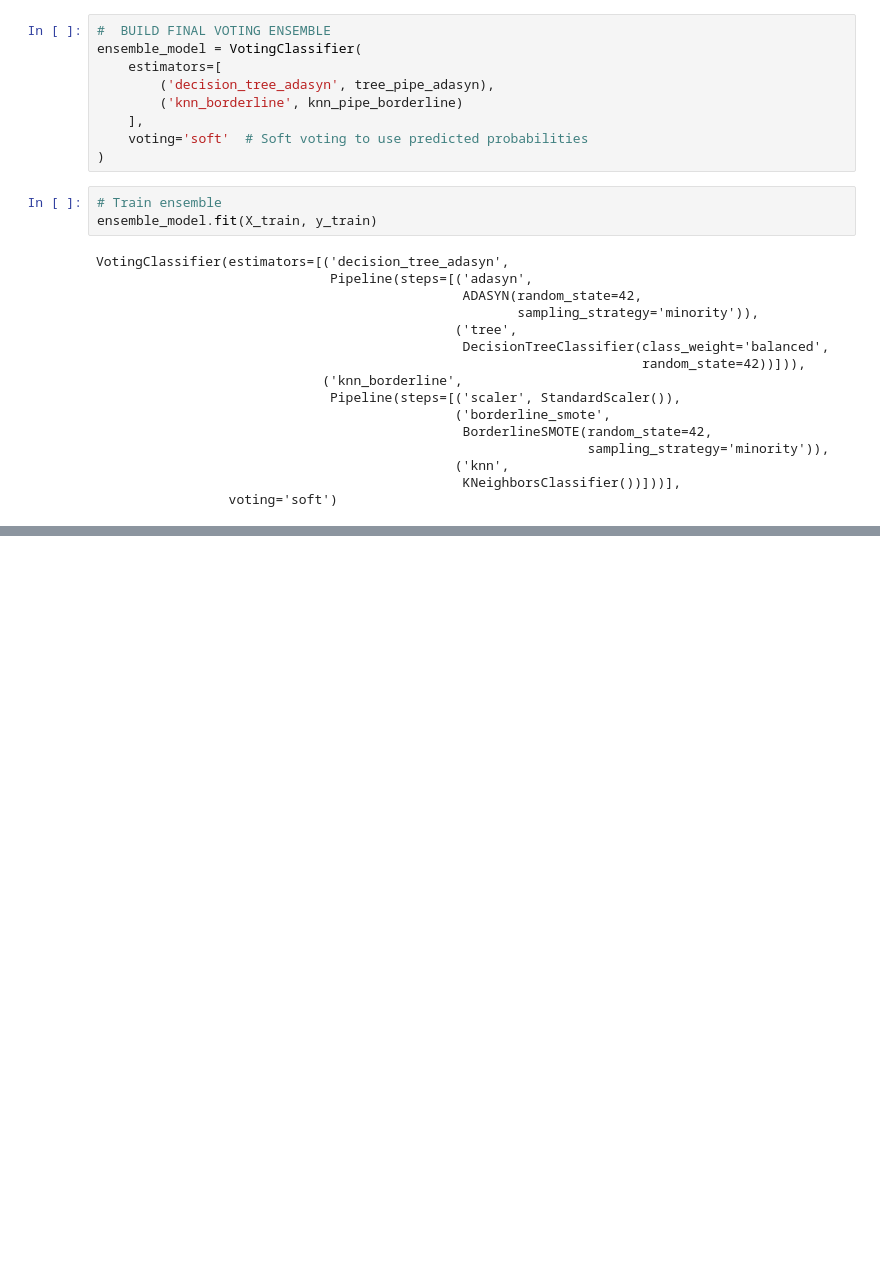
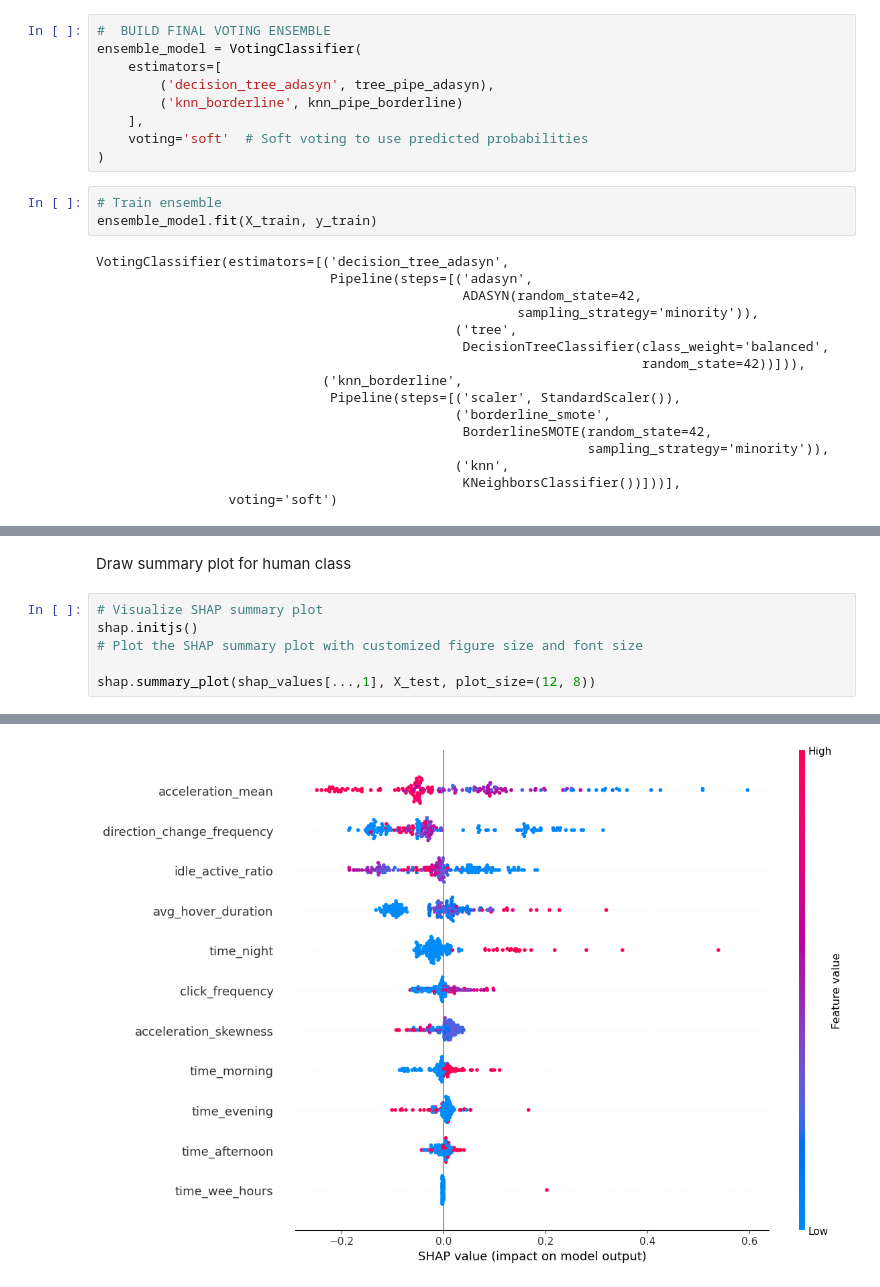
Before and after one commit to cherrydrunk/DSA4263-automated-fraud, a Jupyter notebook: notebooks/model_ensemble.ipynb, the cells around one changed output, grey strips where cells are left out. Drawn from its saved outputs; the diff is of its cells as text; blank space fills up the shorter version.

```diff
--- a/notebooks/model_ensemble.ipynb
+++ b/notebooks/model_ensemble.ipynb
@@ -111,0 +253,9 @@ weighted avg       0.99      0.99      0.99       180
+# %% [markdown]
+Draw summary plot for human class
+# %%
+# Visualize SHAP summary plot
+shap.initjs()
+# Plot the SHAP summary plot with customized figure size and font size
+
+shap.summary_plot(shap_values[...,1], X_test, plot_size=(12, 8))
+# %% [output]
@@ -111,0 +263 @@ weighted avg       0.99      0.99      0.99       180
+[figure, added]
```
Also changed, not shown: parts of 19 cells of this notebook.
